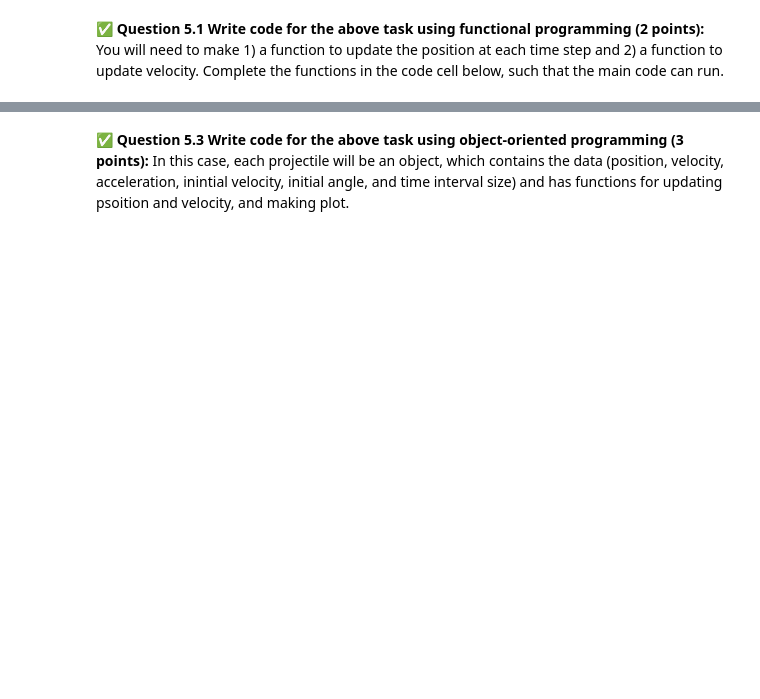
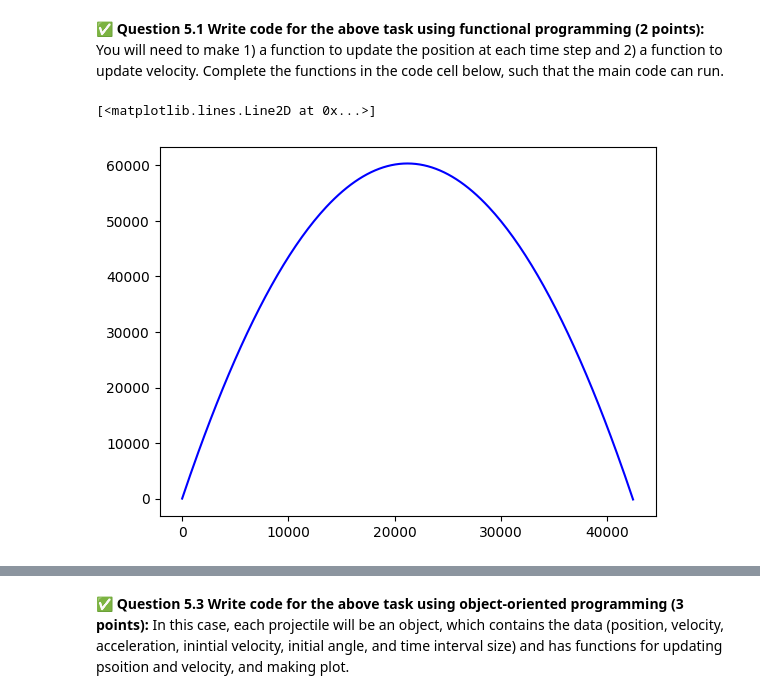
Before and after one commit to KlutzyFella/CMSE202-f25-turnin, a Jupyter notebook: midterm/CMSE202-Midterm-Section003-STUDENT (1).ipynb, the cells around one changed output, grey strips where cells are left out. Drawn from its saved outputs; the diff is of its cells as text; code cells hidden in the pictures; blank space fills up the shorter version.

```diff
--- a/midterm/CMSE202-Midterm-Section003-STUDENT (1).ipynb
+++ b/midterm/CMSE202-Midterm-Section003-STUDENT (1).ipynb
@@ -735,14 +788,15 @@ plt.plot(xp,yp,c='b')
 # %%
 ### Complete the two functions below such that the main code can run
 
-# function
-def update_velocity(vx,vy,ax,ay,dt):
+def update_velocity(vx, vy, ax, ay, dt):
+    vx_new = vx + ax * dt
+    vy_new = vy + ay * dt
+    return vx_new, vy_new
 
-
-
-
-def update_position(x,y,vx,vy,dt):
-
+def update_position(x, y, vx, vy, dt):
+    x_new = x + vx * dt
+    y_new = y + vy * dt
+    return x_new, y_new
 
 
 
@@ -764,33 +818,36 @@ vy = v0*math.sin(math.radians(theta))
 # position
 xp = []
 yp = []
 
 # initial position
 x = 0
 y = 0
 
 xp.append(x)
 yp.append(y)
 
 # time interval
 dt = 1;
 
 for t in range(500):
 
     # update position
     x, y = update_position(x,y,vx,vy,dt)
 
     xp.append(x)
     yp.append(y)
 
     # update velocity
     vx, vy = update_velocity(vx,vy,ax,ay,dt)
 
 
     if y < 0:
         break
 
 plt.plot(xp,yp,c='b')
+# %% [output]
+[<matplotlib.lines.Line2D at 0x...>]
+[figure, added]
 # %% [markdown]
 &#9989; **Question 5.2 Use your functional programming code to plot four trajectories for $\theta$ = 80, 60, 45, and 30 degrees on the same plot.(1 point):** You should get a figure similar to
 
```
Also changed, not shown: parts of 7 cells of this notebook.
